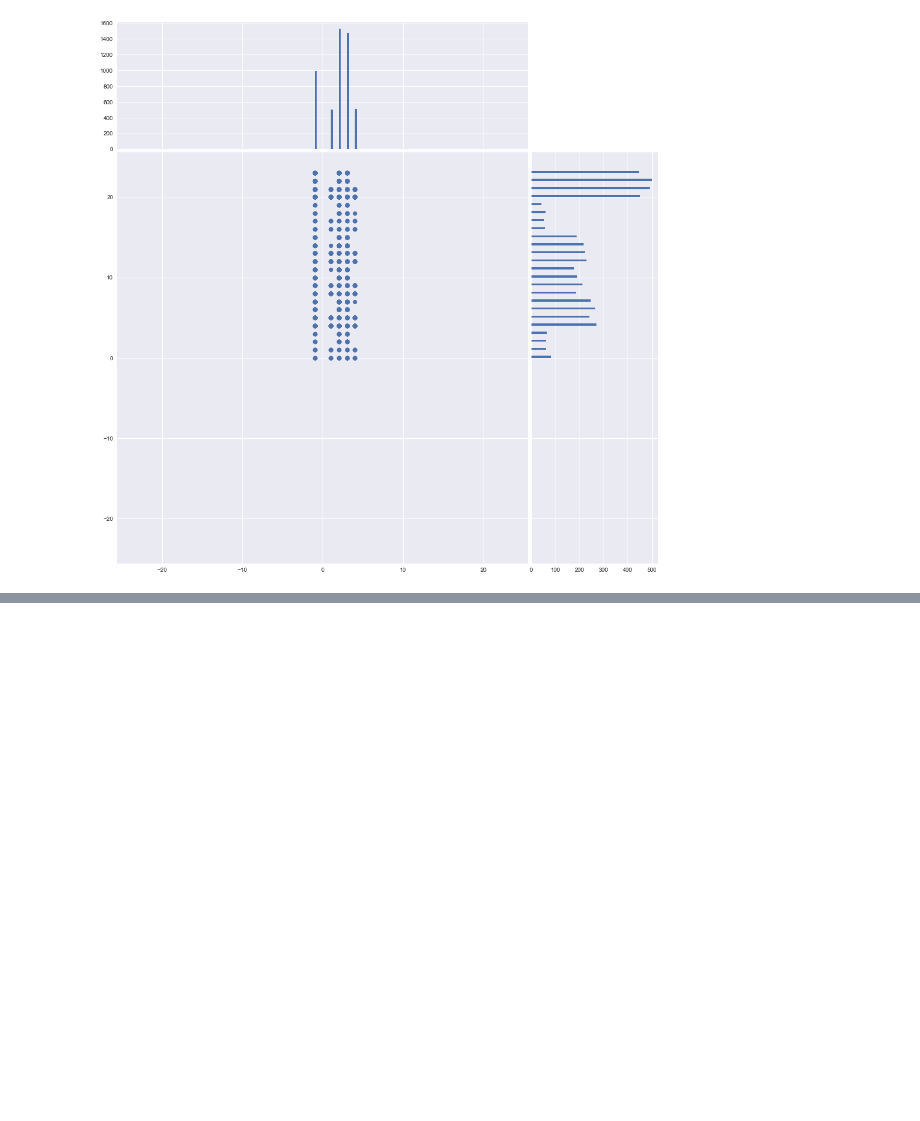
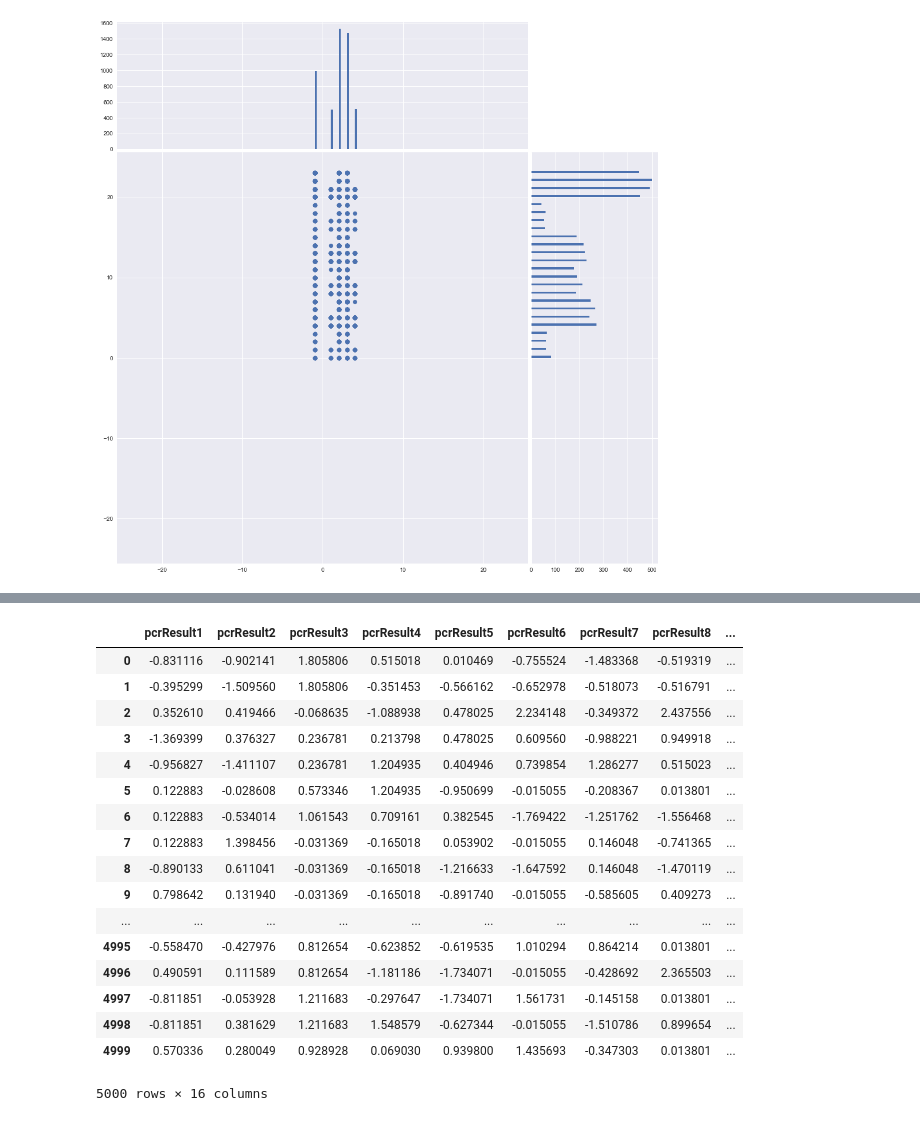
Before and after one commit to aka-sova/236756_Introduction_to_ML, a Jupyter notebook: hw2/wet_alex/data_exploration_virus.ipynb, the cells around one changed output, grey strips where cells are left out. Drawn from its saved outputs; the diff is of its cells as text; code cells hidden in the pictures; blank space fills up the shorter version.

Commit message:
data scaling, next is pca

```diff
--- a/hw2/wet_alex/data_exploration_virus.ipynb
+++ b/hw2/wet_alex/data_exploration_virus.ipynb
@@ -260,0 +278,6 @@ plt.show()
+# %%
+#standardizing pcr results
+from sklearn.preprocessing import StandardScaler
+
+scalar = StandardScaler()
+scalar.fit_transform( np.array(df.pcrResult12.fillna(0)).reshape(-1,1) )#this works!
@@ -260,0 +343,57 @@ plt.show()
+# %%
+#quantile transformer
+import numpy as np
+from sklearn.preprocessing import QuantileTransformer
+rng = np.random.RandomState(0)
+X = np.sort(rng.normal(loc=0.5, scale=0.25, size=(25, 1)), axis=0)
+qt = QuantileTransformer(n_quantiles=10, random_state=0, output_distribution = 'normal')
+
+df3=df2
+
+df3['pcrResult1'] = df3['pcrResult1'].fillna( 0 ) #switch to avg
+data = np.array( df3['pcrResult1'].tolist() )
+data = data.reshape(-1,1)
+data = qt.fit_transform(data)
+data=data.reshape(1,-1)
+# %%
+#quantile transformer- works!
+import numpy as np
+from sklearn.preprocessing import QuantileTransformer
+rng = np.random.RandomState(0)
+X = np.sort(rng.normal(loc=0.5, scale=0.25, size=(25, 1)), axis=0)
+qt = QuantileTransformer(n_quantiles=1000, random_state=0, output_distribution = 'normal')
+
+pcr_result = [ 'pcrResult{}'.format(str(np.int(j))) for j in range(1,17)]
+
+df_qt = pd.DataFrame(data=None, columns= pcr_result  )
+
+
+for item in range(1,17):
+    df_qt['pcrResult{}'.format(str(np.int(item)))] = df['pcrResult{}'.format(str(np.int(item)))].fillna( 0 ) #switch to avg
+    data = np.array( df_qt['pcrResult{}'.format(str(np.int(item)))].tolist() )
+    data = data.reshape(-1,1)
+    data = qt.fit_transform(data)
+    data = np.array(data.reshape(1,-1))
+    data= np.array([ i for i in data[0] ])
+    df_qt['pcrResult{}'.format(str(np.int(item)))] = pd.Series(  np.array(data) )
+
+df_qt
+# %% [output]
+|  | pcrResult1 | pcrResult2 | pcrResult3 | pcrResult4 | pcrResult5 | pcrResult6 | pcrResult7 | pcrResult8 | ... |
+| 0 | -0.831116 | -0.902141 | 1.805806 | 0.515018 | 0.010469 | -0.755524 | -1.483368 | -0.519319 | ... |
+| 1 | -0.395299 | -1.509560 | 1.805806 | -0.351453 | -0.566162 | -0.652978 | -0.518073 | -0.516791 | ... |
+| 2 | 0.352610 | 0.419466 | -0.068635 | -1.088938 | 0.478025 | 2.234148 | -0.349372 | 2.437556 | ... |
+| 3 | -1.369399 | 0.376327 | 0.236781 | 0.213798 | 0.478025 | 0.609560 | -0.988221 | 0.949918 | ... |
+| 4 | -0.956827 | -1.411107 | 0.236781 | 1.204935 | 0.404946 | 0.739854 | 1.286277 | 0.515023 | ... |
+| 5 | 0.122883 | -0.028608 | 0.573346 | 1.204935 | -0.950699 | -0.015055 | -0.208367 | 0.013801 | ... |
+| 6 | 0.122883 | -0.534014 | 1.061543 | 0.709161 | 0.382545 | -1.769422 | -1.251762 | -1.556468 | ... |
+| 7 | 0.122883 | 1.398456 | -0.031369 | -0.165018 | 0.053902 | -0.015055 | 0.146048 | -0.741365 | ... |
+| 8 | -0.890133 | 0.611041 | -0.031369 | -0.165018 | -1.216633 | -1.647592 | 0.146048 | -1.470119 | ... |
+| 9 | 0.798642 | 0.131940 | -0.031369 | -0.165018 | -0.891740 | -0.015055 | -0.585605 | 0.409273 | ... |
+| ... | ... | ... | ... | ... | ... | ... | ... | ... | ... |
+| 4995 | -0.558470 | -0.427976 | 0.812654 | -0.623852 | -0.619535 | 1.010294 | 0.864214 | 0.013801 | ... |
+| 4996 | 0.490591 | 0.111589 | 0.812654 | -1.181186 | -1.734071 | -0.015055 | -0.428692 | 2.365503 | ... |
+| 4997 | -0.811851 | -0.053928 | 1.211683 | -0.297647 | -1.734071 | 1.561731 | -0.145158 | 0.013801 | ... |
+| 4998 | -0.811851 | 0.381629 | 1.211683 | 1.548579 | -0.627344 | -0.015055 | -1.510786 | 0.899654 | ... |
+| 4999 | 0.570336 | 0.280049 | 0.928928 | 0.069030 | 0.939800 | 1.435693 | -0.347303 | 0.013801 | ... |
+5000 rows × 16 columns
```
Also changed, not shown: parts of 8 cells of this notebook.
